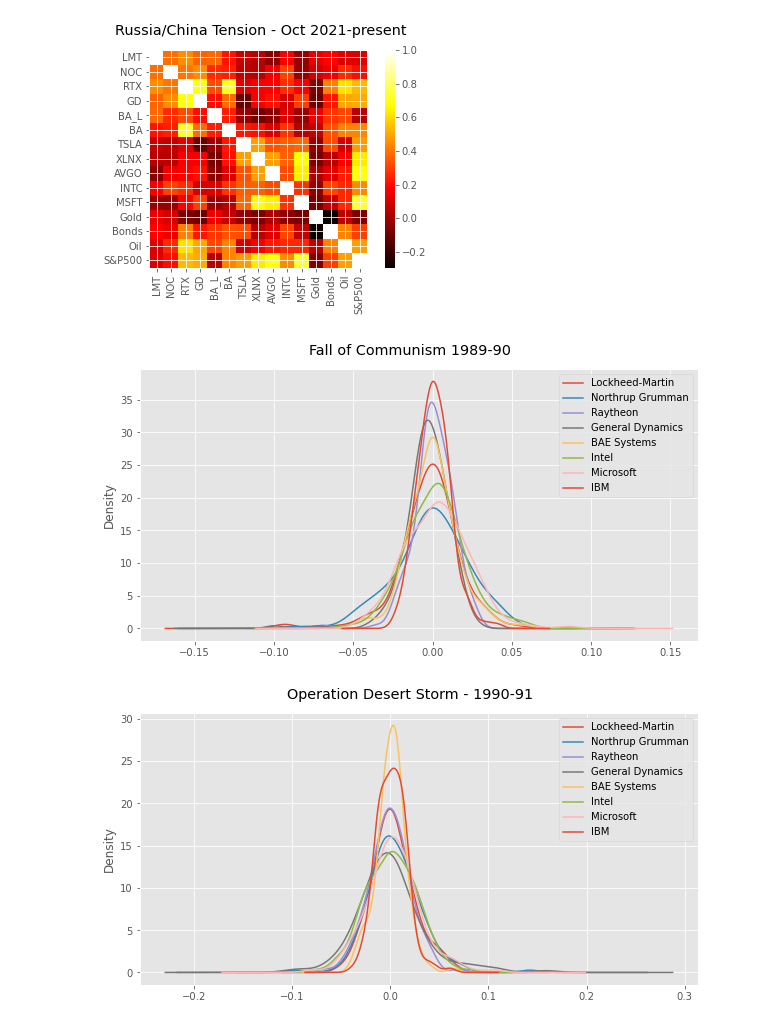
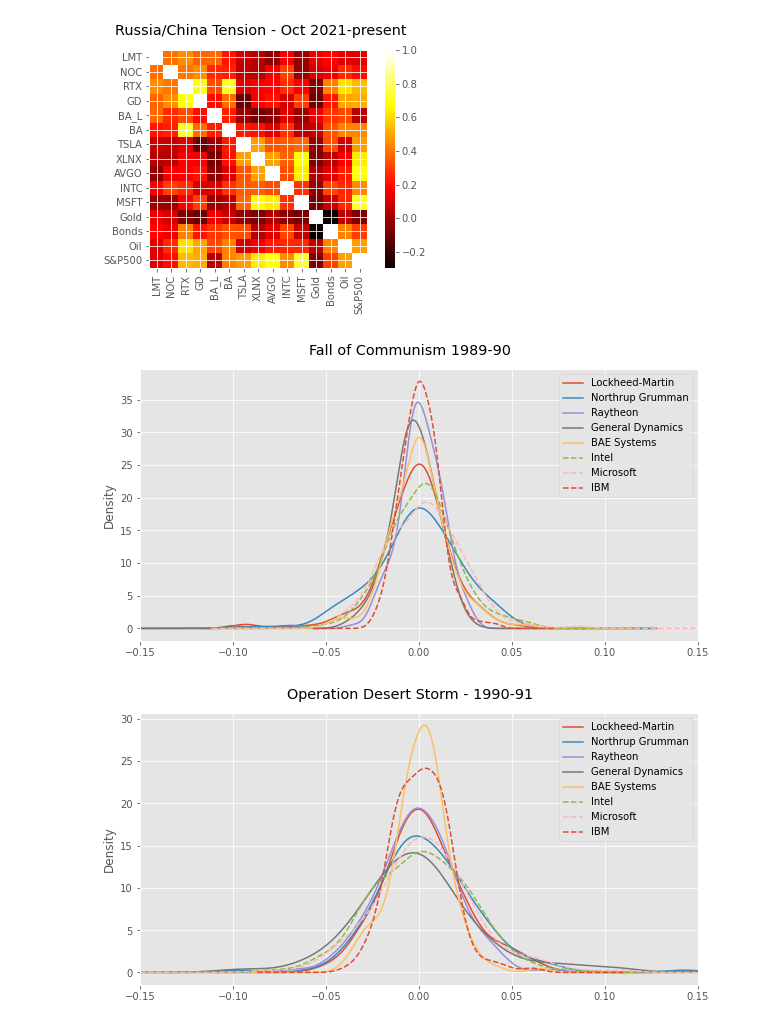
Before and after one commit to zchap40/Project1, a Jupyter notebook: Sadek_DefenseStocks_Project1.ipynb, the cells around one changed output. Cells and saved outputs as stored; diff of their text form; code cells hidden in the pictures.

```diff
--- a/Sadek_DefenseStocks_Project1.ipynb
+++ b/Sadek_DefenseStocks_Project1.ipynb
@@ -651,19 +651,20 @@ GSPC['Returns'] = (GSPC['Adj Close']/(GSPC['Adj Close'].shift(1))) - 1
 # %%
 # Plot KDE for Period A
 
 LMT['Returns'].loc[fall_comm_start:fall_comm_end].plot(kind='kde', label='Lockheed-Martin', figsize=(10,5))
 NOC['Returns'].loc[fall_comm_start:fall_comm_end].plot(kind='kde', label='Northrup Grumman')
 RTX['Returns'].loc[fall_comm_start:fall_comm_end].plot(kind='kde', label='Raytheon')
 GD['Returns'].loc[fall_comm_start:fall_comm_end].plot(kind='kde', label='General Dynamics')
 BA_L['Returns'].loc[fall_comm_start:fall_comm_end].plot(kind='kde', label='BAE Systems')
-INTC['Returns'].loc[fall_comm_start:fall_comm_end].plot(kind='kde', label='Intel')
-MSFT['Returns'].loc[fall_comm_start:fall_comm_end].plot(kind='kde', label='Microsoft')
-IBM['Returns'].loc[fall_comm_start:fall_comm_end].plot(kind='kde', label='IBM')
+INTC['Returns'].loc[fall_comm_start:fall_comm_end].plot(kind='kde', label='Intel', linestyle='--')
+MSFT['Returns'].loc[fall_comm_start:fall_comm_end].plot(kind='kde', label='Microsoft', linestyle='--')
+IBM['Returns'].loc[fall_comm_start:fall_comm_end].plot(kind='kde', label='IBM', linestyle='--')
 
 plt.legend()
+plt.xlim([-0.15, 0.15])
 plt.suptitle('Fall of Communism 1989-90', y=0.95, size='x-large');
 # %% [output]
-[figure, old version]
+[figure, new version]
 # %%
 # Plot KDE for Period B
 
@@ -672,14 +673,15 @@ NOC['Returns'].loc[iraq_1_start:iraq_1_end].plot(kind='kde', label='Northrup Gru
 RTX['Returns'].loc[iraq_1_start:iraq_1_end].plot(kind='kde', label='Raytheon')
 GD['Returns'].loc[iraq_1_start:iraq_1_end].plot(kind='kde', label='General Dynamics')
 BA_L['Returns'].loc[iraq_1_start:iraq_1_end].plot(kind='kde', label='BAE Systems')
-INTC['Returns'].loc[iraq_1_start:iraq_1_end].plot(kind='kde', label='Intel')
-MSFT['Returns'].loc[iraq_1_start:iraq_1_end].plot(kind='kde', label='Microsoft')
-IBM['Returns'].loc[iraq_1_start:iraq_1_end].plot(kind='kde', label='IBM')
+INTC['Returns'].loc[iraq_1_start:iraq_1_end].plot(kind='kde', label='Intel', linestyle='--')
+MSFT['Returns'].loc[iraq_1_start:iraq_1_end].plot(kind='kde', label='Microsoft', linestyle='--')
+IBM['Returns'].loc[iraq_1_start:iraq_1_end].plot(kind='kde', label='IBM', linestyle='--')
 
 plt.legend()
+plt.xlim([-0.15, 0.15])
 plt.suptitle('Operation Desert Storm - 1990-91', y=0.95, size='x-large');
 # %% [output]
-[figure, old version]
+[figure, new version]
 # %%
 # Plot KDE for Period C
 
```
Also changed, not shown: parts of 9 cells of this notebook, 7 other files.
